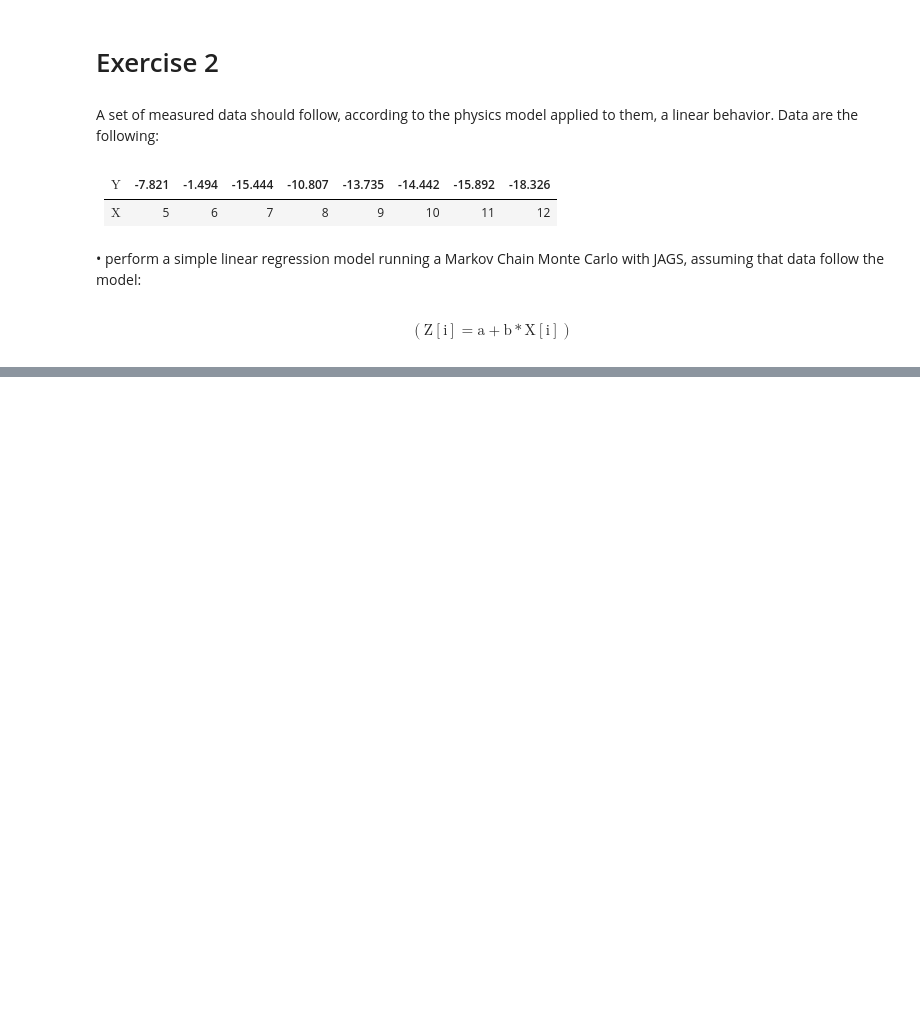
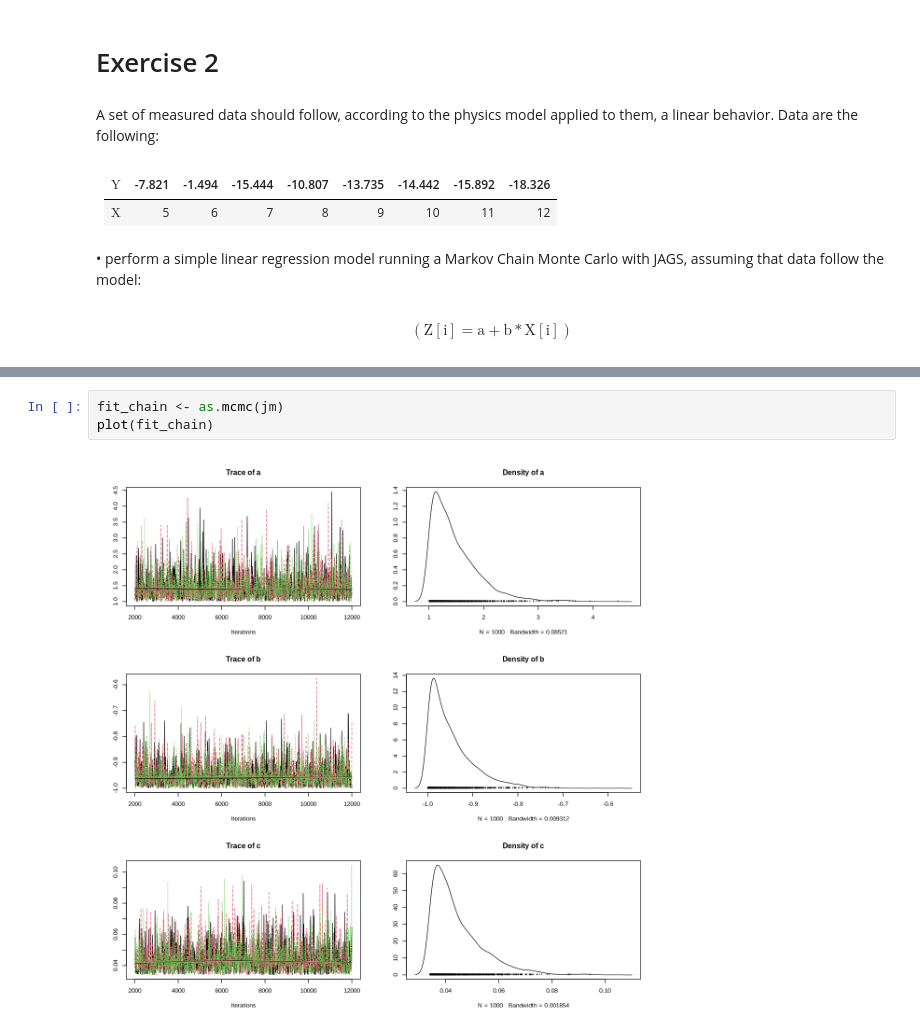
Before and after one commit to pietromalagoli/asp, a Jupyter notebook: code/lab05/Malagoli_Pietro_RLab05.ipynb, the cells around one changed output, grey strips where cells are left out. Drawn from its saved outputs; the diff is of its cells as text; blank space fills up the shorter version.

```diff
--- a/code/lab05/Malagoli_Pietro_RLab05.ipynb
+++ b/code/lab05/Malagoli_Pietro_RLab05.ipynb
@@ -229,0 +294,5 @@ $$
+# %%
+fit_chain <- as.mcmc(jm)
+plot(fit_chain)
+# %% [output]
+[figure, added]
```
Also changed, not shown: parts of 12 cells of this notebook, 1 other file.
